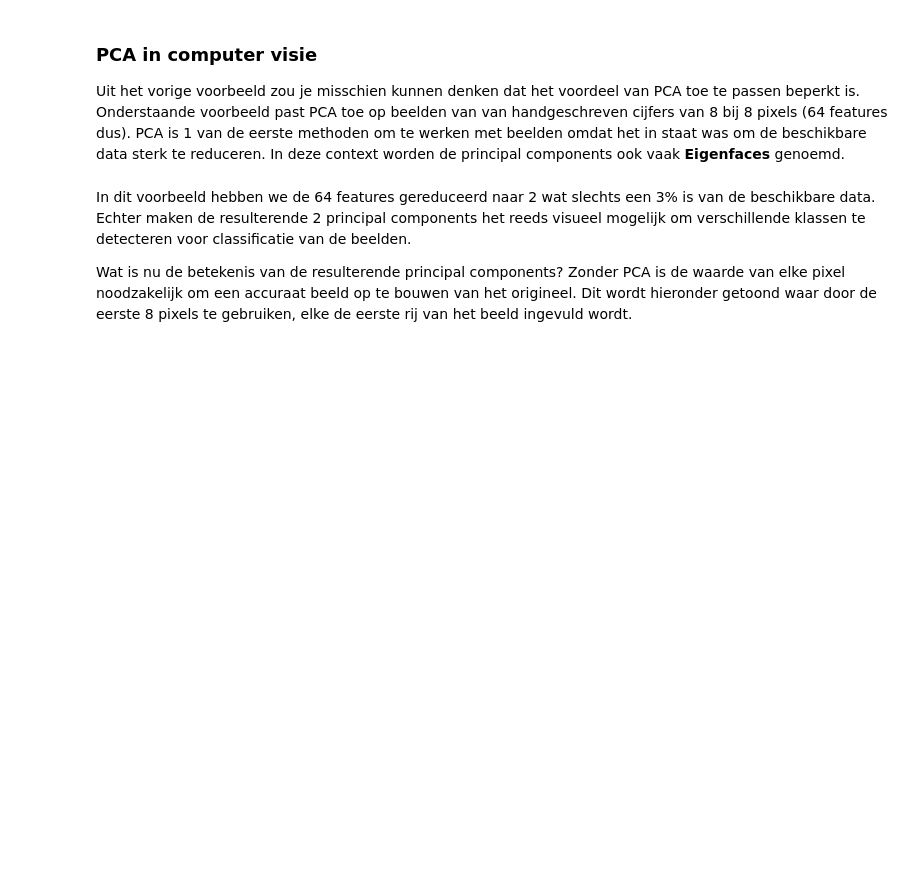
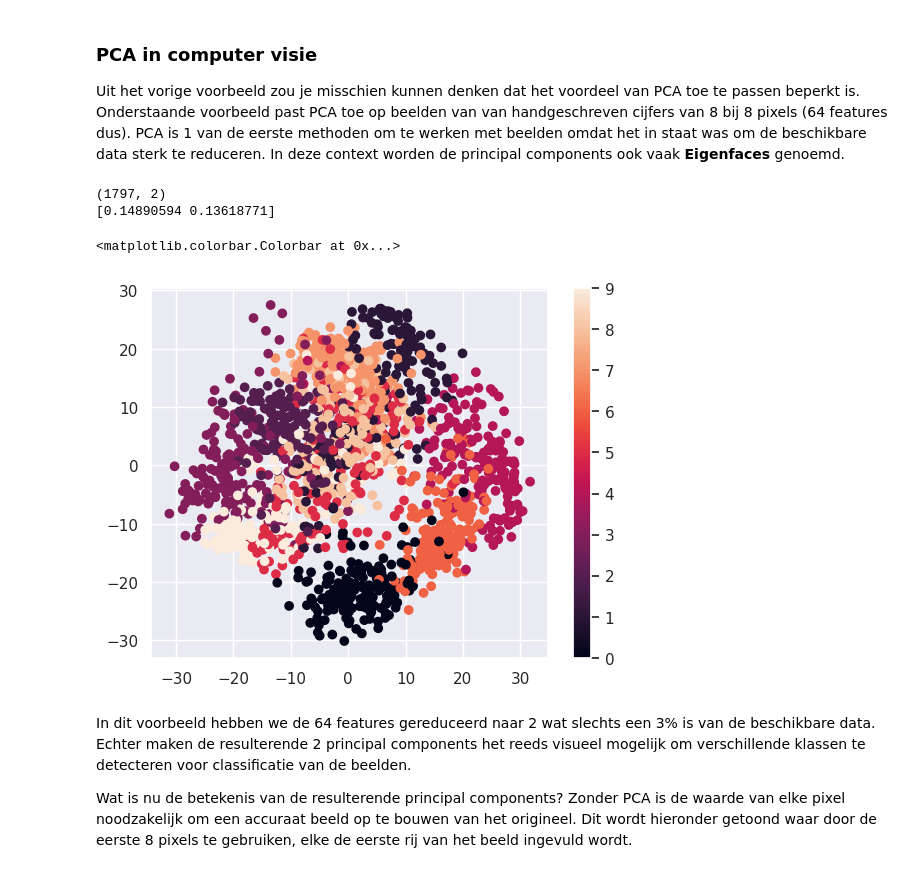
Before and after one commit to OdiseeDataScience2526/Leerstof-groep123, a Jupyter notebook: Les_09/03_DimensionalityReduction.ipynb, the cells around one changed output. Cells and saved outputs as stored; diff of their text form; code cells hidden in the pictures; blank space fills up the shorter version.

```diff
--- a/Les_09/03_DimensionalityReduction.ipynb
+++ b/Les_09/03_DimensionalityReduction.ipynb
@@ -123,6 +151,25 @@ Uit het vorige voorbeeld zou je misschien kunnen denken dat het voordeel van PCA
 Onderstaande voorbeeld past PCA toe op beelden van van handgeschreven cijfers van 8 bij 8 pixels (64 features dus).
 PCA is 1 van de eerste methoden om te werken met beelden omdat het in staat was om de beschikbare data sterk te reduceren.
 In deze context worden de principal components ook vaak **Eigenfaces** genoemd.
+# %%
+from sklearn.datasets import load_digits
+
+digits = load_digits()
+X = digits.data
+y = digits.target
+
+pca = PCA(n_components=2)
+projected = pca.fit_transform(X)
+print(projected.shape)
+print(pca.explained_variance_ratio_)
+
+plt.scatter(projected[:, 0], projected[:, 1], c=digits.target)
+plt.colorbar()
+# %% [output]
+(1797, 2)
+[0.14890594 0.13618771]
+<matplotlib.colorbar.Colorbar at 0x...>
+[figure, added]
 # %% [markdown]
 In dit voorbeeld hebben we de 64 features gereduceerd naar 2 wat slechts een 3% is van de beschikbare data.
 Echter maken de resulterende 2 principal components het reeds visueel mogelijk om verschillende klassen te detecteren voor classificatie van de beelden.
```
Also changed, not shown: parts of 16 cells of this notebook.
